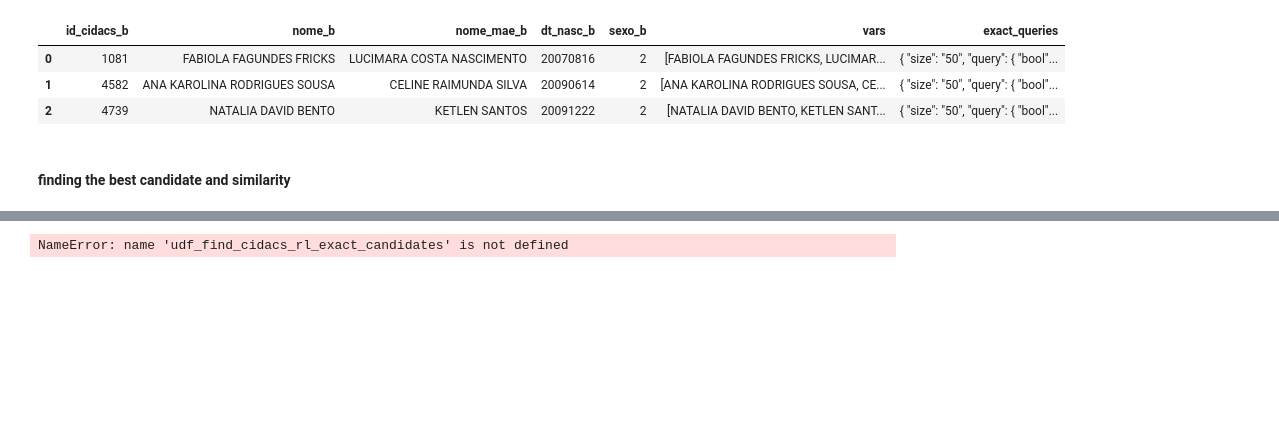
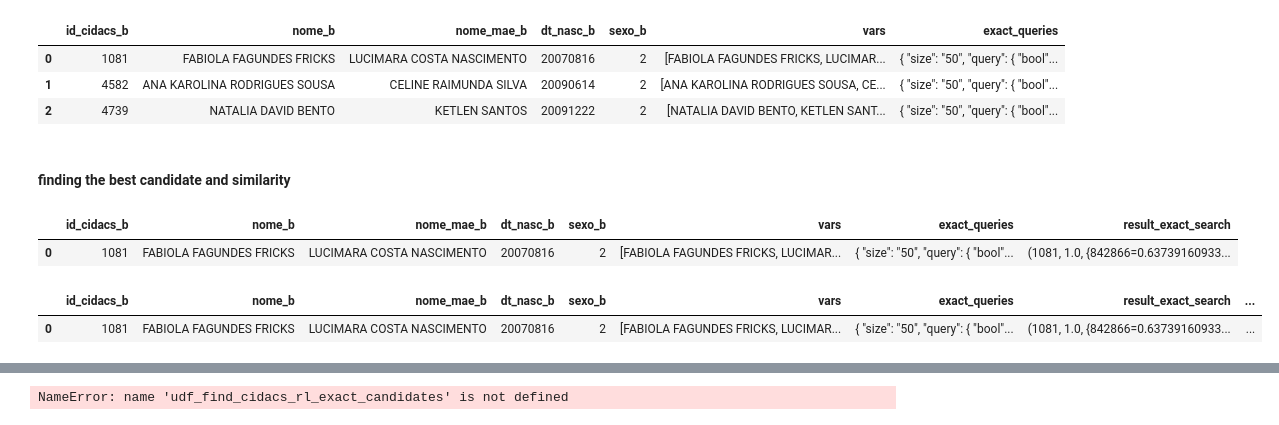
Before and after one commit to pierrepita/fully-distributed-cidacs-rl, a Jupyter notebook: cidacs-rl.ipynb, the cells around one changed output, grey strips where cells are left out. Drawn from its saved outputs; the diff is of its cells as text; code cells hidden in the pictures; blank space fills up the shorter version.

```diff
--- a/cidacs-rl.ipynb
+++ b/cidacs-rl.ipynb
@@ -196,7 +273,7 @@ else:
 for col in tolink_dataset.columns:
     tolink_dataset = tolink_dataset.withColumn(col, F.col(col).cast('string'))
 
-tolink_dataset = tolink_dataset.na.fill("99")
+tolink_dataset = tolink_dataset.na.fill(config['null_value'])
 
 # All the hyphens symbols must be taken from date type variables converted to string
 tolink_dataset = tolink_dataset.withColumn('dt_nasc_b', F.regexp_replace(F.col('dt_nasc_b'), "-", ""))
@@ -272,5 +347,19 @@ tolink_dataset.limit(3).toPandas()
 | 2 | 4739 | NATALIA DAVID BENTO | KETLEN SANTOS | 20091222 | 2 | [NATALIA DAVID BENTO, KETLEN SANT... | { "size": "50", "query": { "bool"... |
 # %% [markdown]
 #### finding the best candidate and similarity
-# %%
-tolink_dataset = tolink_dataset.withColumn('es_exact_cand', udf_find_elasticsearch_exact_candidates(F.col('exact_queries')))
+# %%
+tolink_dataset = tolink_dataset.withColumn('result_exact_search', F.explode(F.array(udf_find_elasticsearch_exact_best_candidate(F.col('vars'), F.col('exact_queries')))))
+tolink_dataset.limit(1).toPandas()
+# %% [output]
+|  | id_cidacs_b | nome_b | nome_mae_b | dt_nasc_b | sexo_b | vars | exact_queries | result_exact_search |
+| 0 | 1081 | FABIOLA FAGUNDES FRICKS | LUCIMARA COSTA NASCIMENTO | 20070816 | 2 | [FABIOLA FAGUNDES FRICKS, LUCIMAR... | { "size": "50", "query": { "bool"... | (1081, 1.0, {842866=0.63739160933... |
+# %%
+tolink_dataset = tolink_dataset.withColumn('best_candidate_exact', tolink_dataset.result_exact_search['best_candidate_exact'])
+tolink_dataset = tolink_dataset.withColumn('sim_best_candidate_exact', tolink_dataset.result_exact_search['sim_best_candidate_exact'])
+tolink_dataset = tolink_dataset.withColumn('similarity_exact_candidates', tolink_dataset.result_exact_search['best_candidate_exact'])
+
+cols_to_drop = ['result_exact_search']
+tolink_dataset = tolink_dataset.drop(*cols_to_drop)
+# %% [output]
+|  | id_cidacs_b | nome_b | nome_mae_b | dt_nasc_b | sexo_b | vars | exact_queries | result_exact_search | ... |
+| 0 | 1081 | FABIOLA FAGUNDES FRICKS | LUCIMARA COSTA NASCIMENTO | 20070816 | 2 | [FABIOLA FAGUNDES FRICKS, LUCIMAR... | { "size": "50", "query": { "bool"... | (1081, 1.0, {842866=0.63739160933... | ... |
```
Also changed, not shown: parts of 30 cells of this notebook, 1 other file.
